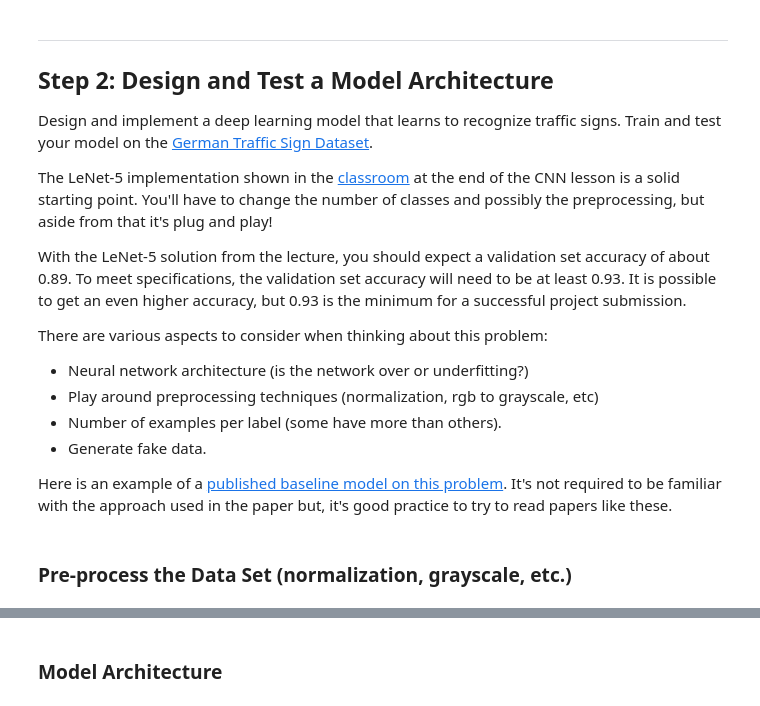
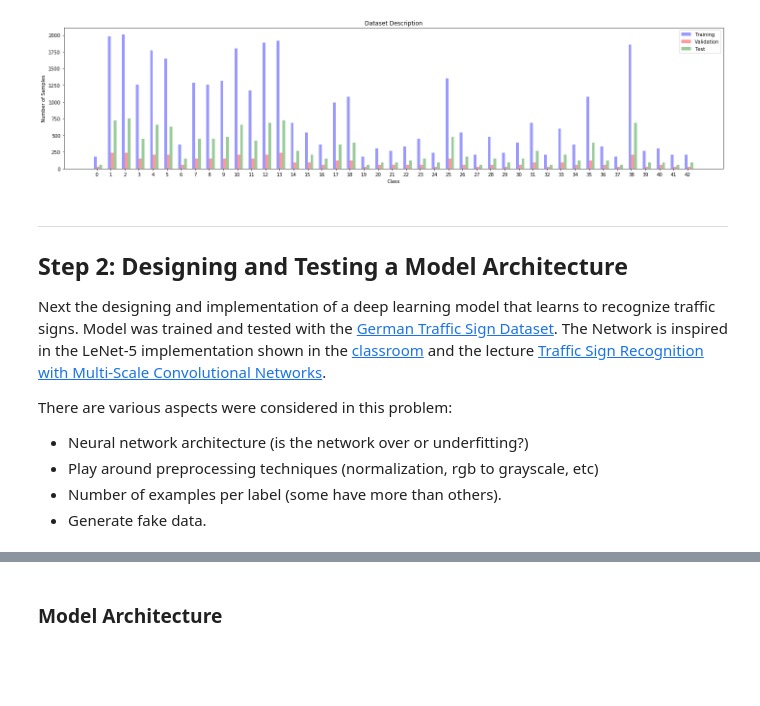
Before and after one commit to JohnBetaCode/CarND-P3-Traffic_Sign_Classifier, a Jupyter notebook: Traffic_Sign_Classifier.ipynb, the cells around one changed output, grey strips where cells are left out. Drawn from its saved outputs; the diff is of its cells as text; code cells hidden in the pictures; blank space fills up the shorter version.

```diff
--- a/Traffic_Sign_Classifier.ipynb
+++ b/Traffic_Sign_Classifier.ipynb
@@ -81,21 +227,21 @@ import matplotlib.pyplot as plt
+# %%
+# Get the total of samples for each class for validation, training and test data sets
+means_validation = [d['vali'] for d in classes_dics if 'vali' in d]
+means_training = [d['train'] for d in classes_dics if 'train' in d]
+means_test = [d['test'] for d in classes_dics if 'test' in d]
+plot_dataset(means_training, means_validation, means_test)
+# %% [output]
+[figure, added]
 # %% [markdown]
 ----
 
-## Step 2: Design and Test a Model Architecture
+## Step 2: Designing and Testing a Model Architecture
 
-Design and implement a deep learning model that learns to recognize traffic signs. Train and test your model on the [German Traffic Sign Dataset](http://benchmark.ini.rub.de/?section=gtsrb&subsection=dataset).
+Next the designing and implementation of a deep learning model that learns to recognize traffic signs. Model was trained and tested with the [German Traffic Sign Dataset](http://benchmark.ini.rub.de/?section=gtsrb&subsection=dataset). The Network is inspired in the LeNet-5 implementation shown in the [classroom](https://classroom.udacity.com/nanodegrees/nd013/parts/fbf77062-5703-404e-b60c-95b78b2f3f9e/modules/6df7ae49-c61c-4bb2-a23e-6527e69209ec/lessons/601ae704-1035-4287-8b11-e2c2716217ad/concepts/d4aca031-508f-4e0b-b493-e7b706120f81) and the lecture [Traffic Sign Recognition with Multi-Scale Convolutional Networks](http://yann.lecun.com/exdb/publis/pdf/sermanet-ijcnn-11.pdf).
 
-The LeNet-5 implementation shown in the [classroom](https://classroom.udacity.com/nanodegrees/nd013/parts/fbf77062-5703-404e-b60c-95b78b2f3f9e/modules/6df7ae49-c61c-4bb2-a23e-6527e69209ec/lessons/601ae704-1035-4287-8b11-e2c2716217ad/concepts/d4aca031-508f-4e0b-b493-e7b706120f81) at the end of the CNN lesson is a solid starting point. You'll have to change the number of classes and possibly the preprocessing, but aside from that it's plug and play!
-
-With the LeNet-5 solution from the lecture, you should expect a validation set accuracy of about 0.89. To meet specifications, the validation set accuracy will need to be at least 0.93. It is possible to get an even higher accuracy, but 0.93 is the minimum for a successful project submission.
-
-There are various aspects to consider when thinking about this problem:
+There are various aspects were considered in this problem:
 
 - Neural network architecture (is the network over or underfitting?)
 - Play around preprocessing techniques (normalization, rgb to grayscale, etc)
 - Number of examples per label (some have more than others).
 - Generate fake data.
-
-Here is an example of a [published baseline model on this problem](http://yann.lecun.com/exdb/publis/pdf/sermanet-ijcnn-11.pdf). It's not required to be familiar with the approach used in the paper but, it's good practice to try to read papers like these.
-# %% [markdown]
-### Pre-process the Data Set (normalization, grayscale, etc.)
```
Also changed, not shown: parts of 45 cells of this notebook, 24 other files.
